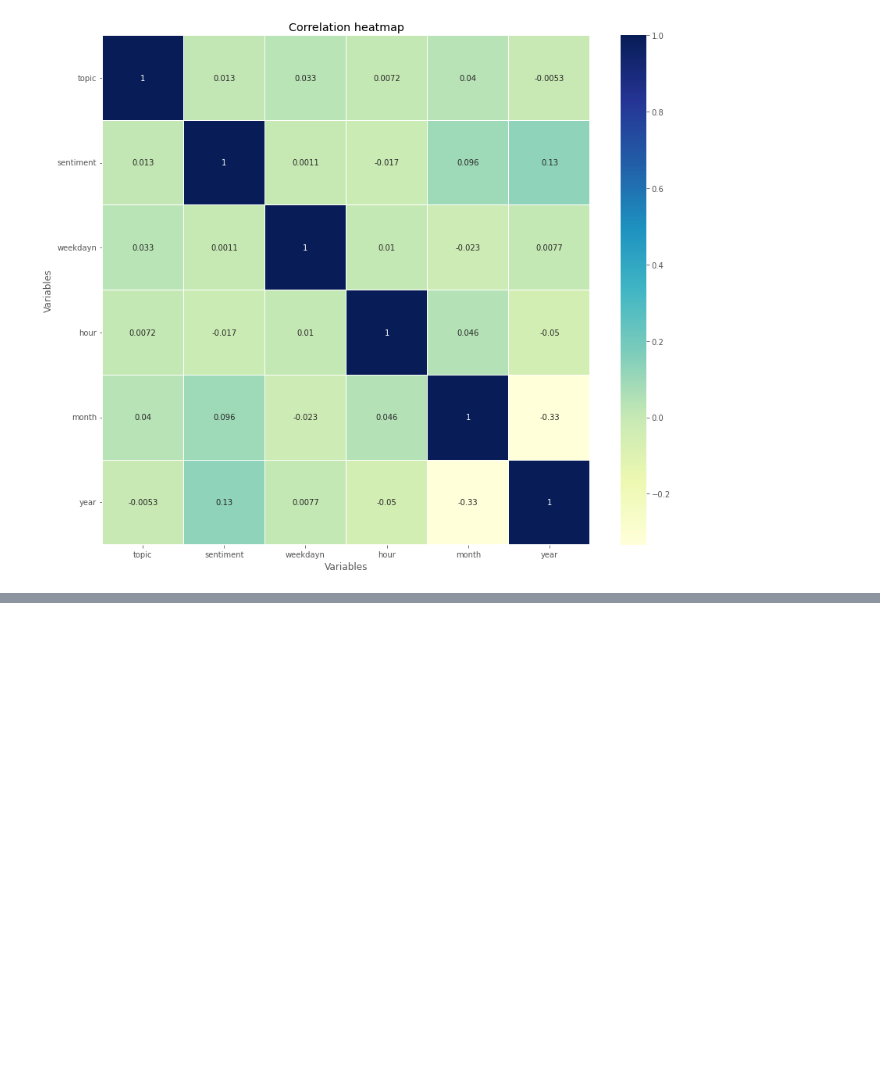
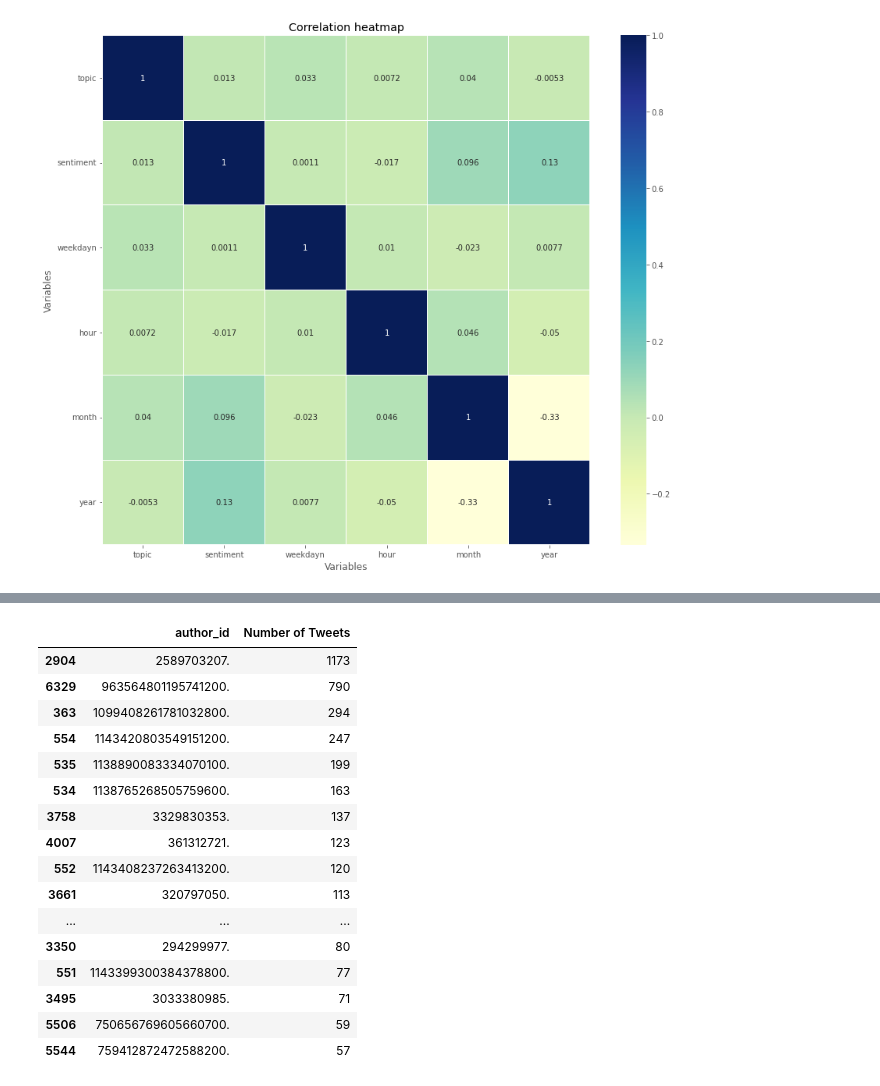
Before and after one commit to Himanshu-Dharma/Elon_bots_sentiment_analysis, a Jupyter notebook: tweetslalo.ipynb, the cells around one changed output, grey strips where cells are left out. Cells and saved outputs as stored; diff of their text form; code cells hidden in the pictures; blank space fills up the shorter version.

```diff
--- a/tweetslalo.ipynb
+++ b/tweetslalo.ipynb
@@ -590,0 +605,7 @@ fig.show()
+# %%
+#Regroup of sentiment. We create a binary label: Negative and Other (combines Neutral and Positive)
+df_new = df
+df_new.loc[df_new["sentiment"].str.contains("negative"), 'sentiment_group'] = 'negative'
+df_new.loc[df_new["sentiment"].str.contains("positive|neutral"), 'sentiment_group'] = 'other'
+df = df_new
+df[['sentiment', 'sentiment_group']].head(15)
@@ -590,0 +632,9 @@ fig.show()
+# %%
+#We first make a copy
+df_new = df
+#I converted the authors id to numeric
+df_new.author_id = pd.to_numeric(df_new.author_id, errors='coerce')
+#Then i remove the scientific notation and finally rename the table to df again.
+df_new['author_id'] =[np.format_float_positional(x) for x in df_new['author_id']]
+df = df_new
+df.head()
@@ -590,0 +649,24 @@ fig.show()
+# %%
+#Now that all Authors are correctly labeled, we get Top users
+top_users = pd.DataFrame(df.groupby(['author_id'])['id'].count().reset_index())
+top_users.rename(columns={'id': 'Number of Tweets'}, inplace=True)
+top_users = top_users.sort_values(['Number of Tweets'], ascending=False)
+top_users.head(20)
+# %% [output]
+|  | author_id | Number of Tweets |
+| 2904 | 2589703207. | 1173 |
+| 6329 | 963564801195741200. | 790 |
+| 363 | 1099408261781032800. | 294 |
+| 554 | 1143420803549151200. | 247 |
+| 535 | 1138890083334070100. | 199 |
+| 534 | 1138765268505759600. | 163 |
+| 3758 | 3329830353. | 137 |
+| 4007 | 361312721. | 123 |
+| 552 | 1143408237263413200. | 120 |
+| 3661 | 320797050. | 113 |
+| ... | ... | ... |
+| 3350 | 294299977. | 80 |
+| 551 | 1143399300384378800. | 77 |
+| 3495 | 3033380985. | 71 |
+| 5506 | 750656769605660700. | 59 |
+| 5544 | 759412872472588200. | 57 |
```
Also changed, not shown: parts of 14 cells of this notebook.
